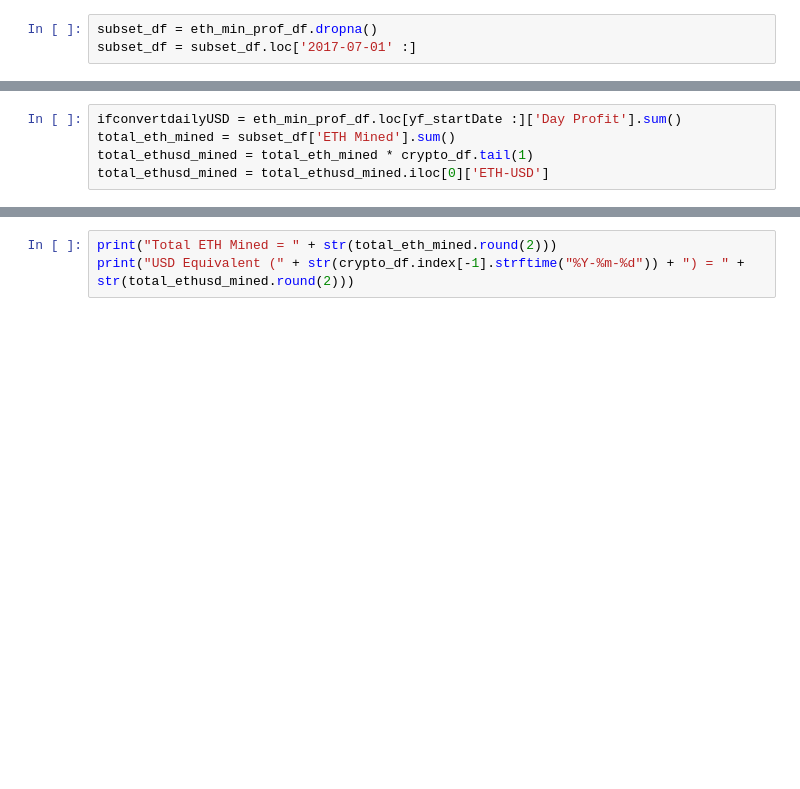
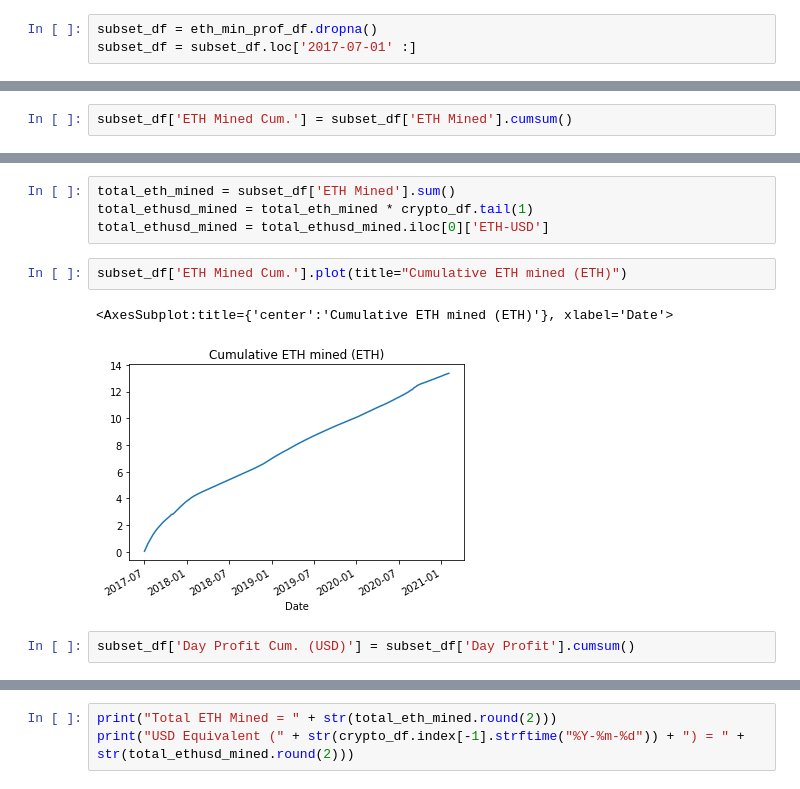
Before and after one commit to dannychwan/finance-python, a Jupyter notebook: Rig_vs_Buy.ipynb, the cells around one changed output, grey strips where cells are left out. Drawn from its saved outputs; the diff is of its cells as text; blank space fills up the shorter version.

```diff
--- a/Rig_vs_Buy.ipynb
+++ b/Rig_vs_Buy.ipynb
@@ -126,0 +126,2 @@ subset_df = subset_df.loc['2017-07-01' :]
+# %%
+subset_df['ETH Mined Cum.'] = subset_df['ETH Mined'].cumsum()
@@ -127,5 +145,11 @@ subset_df = subset_df.loc['2017-07-01' :]
 # %%
-ifconvertdailyUSD = eth_min_prof_df.loc[yf_startDate :]['Day Profit'].sum()
 total_eth_mined = subset_df['ETH Mined'].sum()
 total_ethusd_mined = total_eth_mined * crypto_df.tail(1)
 total_ethusd_mined = total_ethusd_mined.iloc[0]['ETH-USD']
+# %%
+subset_df['ETH Mined Cum.'].plot(title="Cumulative ETH mined (ETH)")
+# %% [output]
+<AxesSubplot:title={'center':'Cumulative ETH mined (ETH)'}, xlabel='Date'>
+[figure, added]
+# %%
+subset_df['Day Profit Cum. (USD)'] = subset_df['Day Profit'].cumsum()
```
Also changed, not shown: parts of 14 cells of this notebook.
